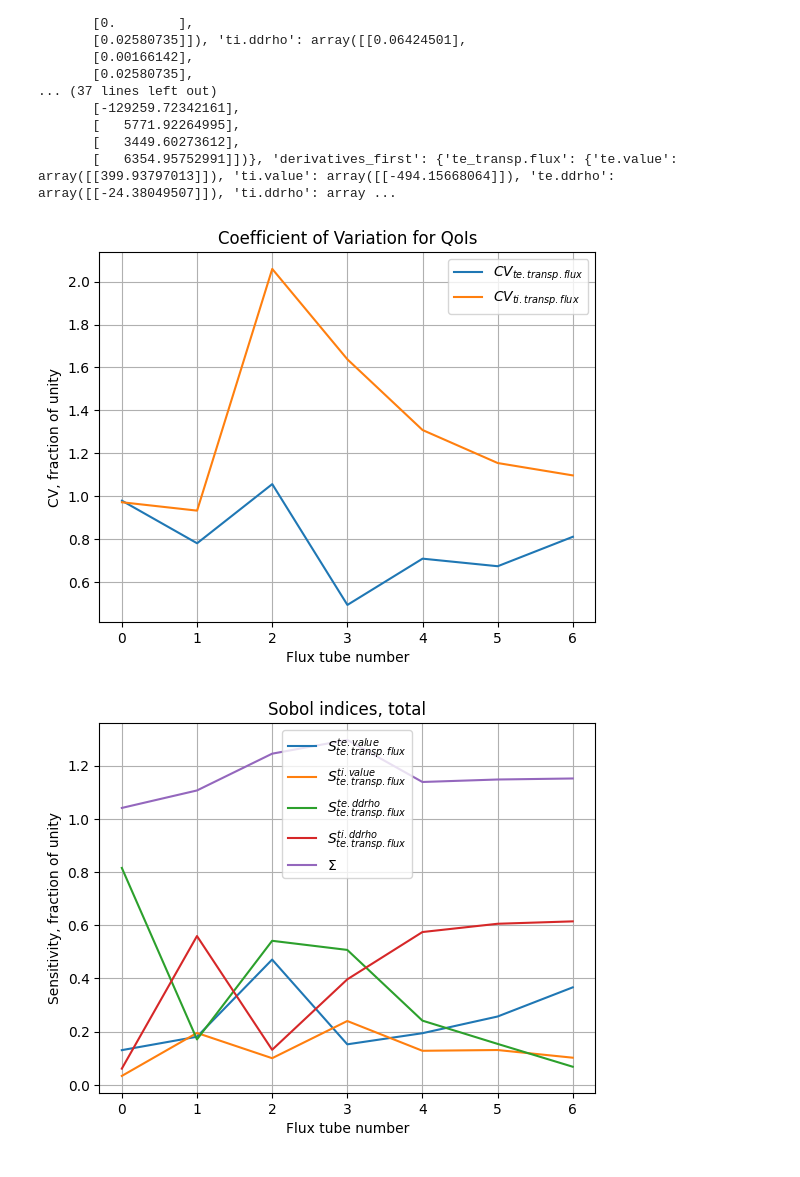
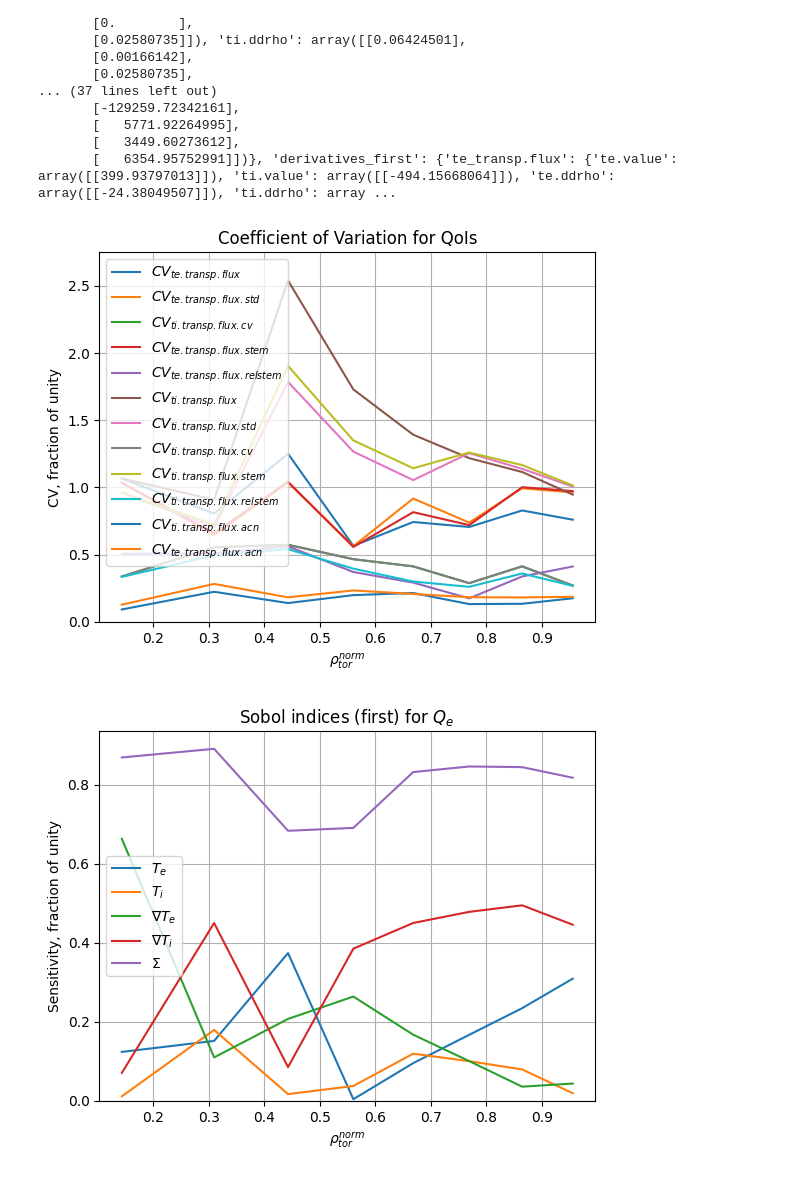
Before and after one commit to vecma-ipp/MFW, a Jupyter notebook: uq/basicda/surrogate_scans.ipynb, the cells around one changed output. Drawn from its saved outputs; the diff is of its cells as text; code cells hidden in the pictures.

```diff
--- a/uq/basicda/surrogate_scans.ipynb
+++ b/uq/basicda/surrogate_scans.ipynb
@@ -35,6 +35,16 @@ lookup_names_short = {
     "te_transp.flux": "$Q_{{e}}$",
     "ti_transp_flux": "$Q_{{i}}$",
     "ti_transp.flux": "$Q_{{i}}$",
+    'te_transp_flux_std': "$\\sigma[Q_{{e}}]$",
+    'ti_transp_flux_std': "$\\sigma[Q_{{i}}]$",
+    "te_transp_flux_cv": "$\\mathrm{CV}[Q_{{e}}]$",
+    "ti_transp_flux_cv": "$\\mathrm{CV}[Q_{{i}}]$",
+    "te_transp_flux_stem": "$\\mathrm{SEM}[Q_{{e}}]$",
+    "ti_transp_flux_stem": "$\\mathrm{SEM}[Q_{{i}}]$",
+    'te_transp_flux_relstem': "$\\mathrm{rSEM}[Q_{{e}}]$",
+    'ti_transp_flux_relstem': "$\\mathrm{rSEM}[Q_{{i}}]$",
+    'te_transp_flux_acn': "$\\mathrm{ACT}[Q_{{e}}]]$",
+    'ti_transp_flux_acn': "$\\mathrm{ACT}[Q_{{i}}]]$",
     "rho": "$\\rho_{{tor}}^{{norm}}$",
     "profiles_1d_q": "$q$",
     "profiles_1d_gm3" : "$gm^{{3}}$",
@@ -1524,17 +1534,26 @@ for nft in range(nfts):
 # %%
 # Plot the retrived GEM-8ft data (needs data object)
 
-nfts = 7
-qois = ['te_transp.flux', 'ti_transp.flux']
+nfts = 8
+
+ft_coords = [0.143587306141853 , 0.309813886880875 , 0.442991137504578 , 0.560640752315521 , 0.668475985527039 , 0.769291400909424 , 0.864721715450287 , 0.955828309059143]
+
 inputs = ['te.value',  'ti.value', 'te.ddrho', 'ti.ddrho']
 
-sobol_type = 'sobols_total'
+# A) original outputs
+qois = ['te_transp.flux', 'ti_transp.flux']
+# B) Time-trace-analysed outputs
+qois = ['te_transp_flux', 'te_transp_flux_std', 'ti_transp_flux_cv', 'te_transp_flux_stem', 'te_transp_flux_relstem', 'ti_transp_flux', 'ti_transp_flux_std', 'ti_transp_flux_cv', 'ti_transp_flux_stem', 'ti_transp_flux_relstem', 'ti_transp_flux_acn', 'te_transp_flux_acn']
+
+
+sobol_type = 'sobols_first'
 sobol_err_type = 'conf_sobols_total'
 
 
 sobols = {}
 stats = {}
-xs = np.arange(nfts)
+#xs = np.arange(nfts)
+xs = np.array(ft_coords)
 
 # Plotting the coefficient of variation for Qe,i
 fig_st,ax_st = plt.subplots()
@@ -1565,41 +1584,51 @@ for qoi in qois:
         norm = sobols[qoi][input][sobol_type].sum()
         #sobols[qoi][input][sobol_type] = sobols[qoi][input][sobol_type] / norm
 
-        ax_sob.plot(xs, sobols[qoi][input][sobol_type] ,
-                    label=f"$S_{{{qoi_plotname}}}^{{{input}}}$")
+        ax_sob.plot(xs,
+                    sobols[qoi][input][sobol_type] ,
+                    #label=f"$S_{{{qoi_plotname}}}^{{{input}}}$"
+                    label=lookup_names_short[input],
+                    )
 
     stats[qoi] = {}
     stats[qoi]['mean'] = np.zeros(nfts)
     stats[qoi]['std'] = np.zeros(nfts)
     stats[qoi]['cov'] = np.zeros(nfts)
 
     for nft in range(nfts):
         stats[qoi]['mean'][nft] = data[f"ft{nft}"]['statistical_moments'][qoi]['mean'][0]
         stats[qoi]['std'][nft]  = data[f"ft{nft}"]['statistical_moments'][qoi]['std'][0]
         stats[qoi]['cov'][nft]  = stats[qoi]['std'][nft] / stats[qoi]['mean'][nft]
 
     # computing sums of sobol indices
     sobols[qoi]['sum'] = np.array([ sum([ sobols[qoi][input][sobol_type][nft] for input in inputs ]) for nft in range(nfts) ])
     # sobols[qoi]['sum'] = np.zeros(nfts)
     # for nft in range(nfts):
     #     for input in inputs:
     #         sobols[qoi]['sum'][nft] += sobols[qoi][input][sobol_type][nft]
     ax_sob.plot(xs, sobols[qoi]['sum'], label=f"$\Sigma$")
 
     ax_sob.legend(loc='best')
-    ax_sob.set_xlabel(f"Flux tube number")
+    #ax_sob.set_xlabel(f"Flux tube number")
+    ax_sob.set_xlabel(f"$\\rho_{{tor}}^{{norm}}$")
     ax_sob.set_ylabel(f"Sensitivity, fraction of unity")
+    ax_sob.set_ylim(0.0, sobols[qoi]['sum'].max()*1.05)
     sobol_type_short = sobol_type.split("_")[-1]
-    ax_sob.set_title(f"Sobol indices, {sobol_type_short}")
+    ax_sob.set_title(f"Sobol indices ({sobol_type_short}) for {lookup_names_short[qoi]}")
     fig_sob.savefig(f"gem_data_uq_{sobol_type}_{qoi_plotname}_of_rho.pdf")
 
     # Plotting the coefficient of variation for Qe,i
-    ax_st.plot(xs, stats[qoi]['cov'], label=f"$CV_{{{qoi_plotname}}}$")
+    ax_st.plot(xs,
+               stats[qoi]['cov'],
+               label=f"$CV_{{{qoi_plotname}}}$"
+               )
     ax_st.legend(loc='best')
-    ax_st.set_xlabel(f"Flux tube number")
+    #ax_st.set_xlabel(f"Flux tube number")
+    ax_st.set_xlabel(f"$\\rho_{{tor}}^{{norm}}$")
     ax_st.set_ylabel(f"CV, fraction of unity")
     ax_st.set_title(f"Coefficient of Variation for QoIs")
+    ax_st.set_ylim(0.0, 2.75)
     fig_st.savefig(f"gem_data_uq_cv_of_rho.pdf")
 # %% [output]
-[figure, old version]
+[figure, new version]
-[figure, old version]
+[figure, new version]
```
Also changed, not shown: parts of 4 cells of this notebook.
